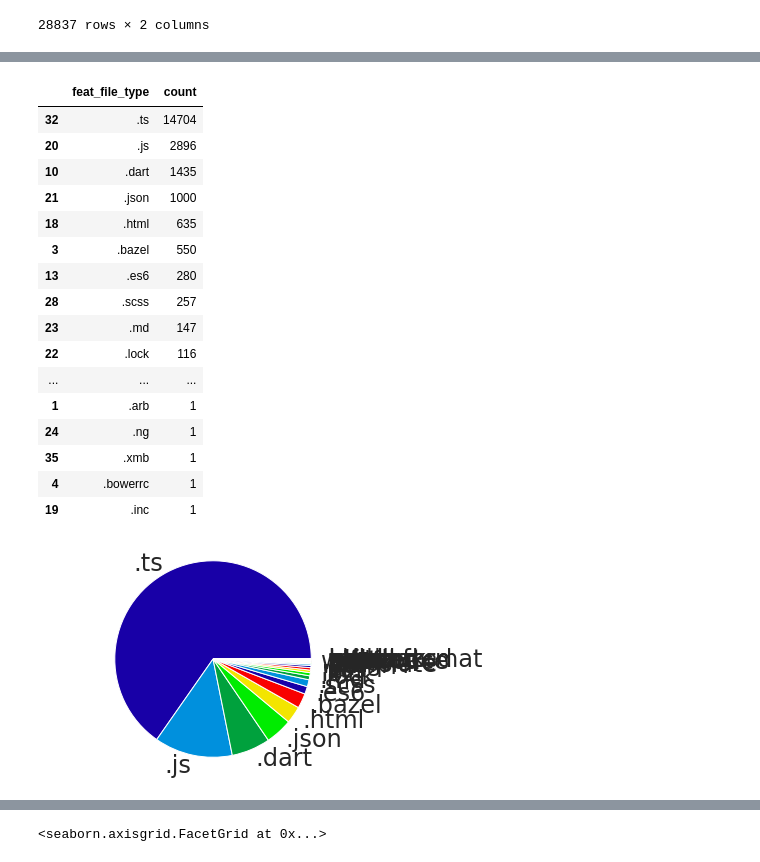
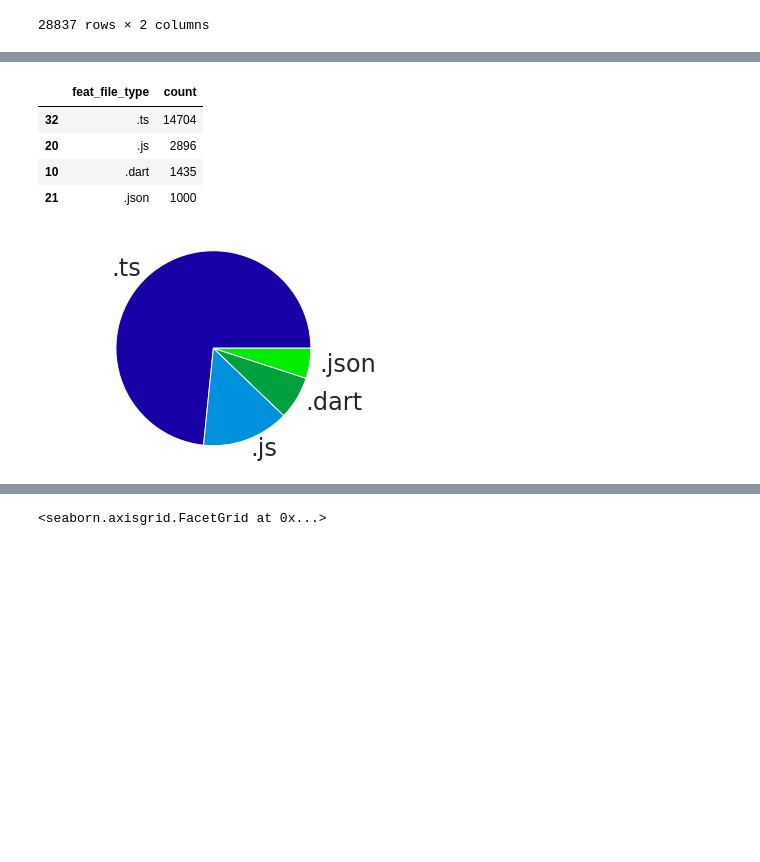
Before and after one commit to Diploma-works/source_code_classification, a Jupyter notebook: src/jupyter/type_analize.ipynb, the cells around one changed output, grey strips where cells are left out. Drawn from its saved outputs; the diff is of its cells as text; code cells hidden in the pictures; blank space fills up the shorter version.

```diff
--- a/src/jupyter/type_analize.ipynb
+++ b/src/jupyter/type_analize.ipynb
@@ -24,0 +5,3 @@ data
+# %%
+data = pd.read_csv('../../data/train/dataset_all.csv')
+data.head(5)
@@ -206,33 +146,21 @@ refactor_data
 # %%
 feat_data = data[data.commit_type == 'feat']
 feat_data = feat_data.groupby('file_type', as_index=False).aggregate({'commit_id': 'count'})\
     .sort_values('commit_id', ascending=False)\
-    .rename(columns={'file_type':'feat_file_type', 'commit_id':'count'})
+    .rename(columns={'file_type':'feat_file_type', 'commit_id':'count'}).head(4)
 fig, ax = plt.subplots()
 ax.pie(feat_data['count'], labels=feat_data['feat_file_type'], textprops={'fontsize': 24})
 ax.axis("equal")
-plt.savefig('../../data/angular/images/type_analize/feat_types.png')
+plt.savefig('../../data/images/type_analize/feat_types.png')
 
 feat_data
 # %% [output]
 |  | feat_file_type | count |
 | 32 | .ts | 14704 |
 | 20 | .js | 2896 |
 | 10 | .dart | 1435 |
 | 21 | .json | 1000 |
-| 18 | .html | 635 |
-| 3 | .bazel | 550 |
-| 13 | .es6 | 280 |
-| 28 | .scss | 257 |
-| 23 | .md | 147 |
-| 22 | .lock | 116 |
-| ... | ... | ... |
-| 1 | .arb | 1 |
-| 24 | .ng | 1 |
-| 35 | .xmb | 1 |
-| 4 | .bowerrc | 1 |
-| 19 | .inc | 1 |
-[figure, old version]
+[figure, new version]
 # %%
 build_data = data[data.commit_type == 'build']
 build_data = build_data.groupby('file_type', as_index=False).aggregate({'commit_id': 'count'})\
```
Also changed, not shown: parts of 18 cells of this notebook, 6 other files.
